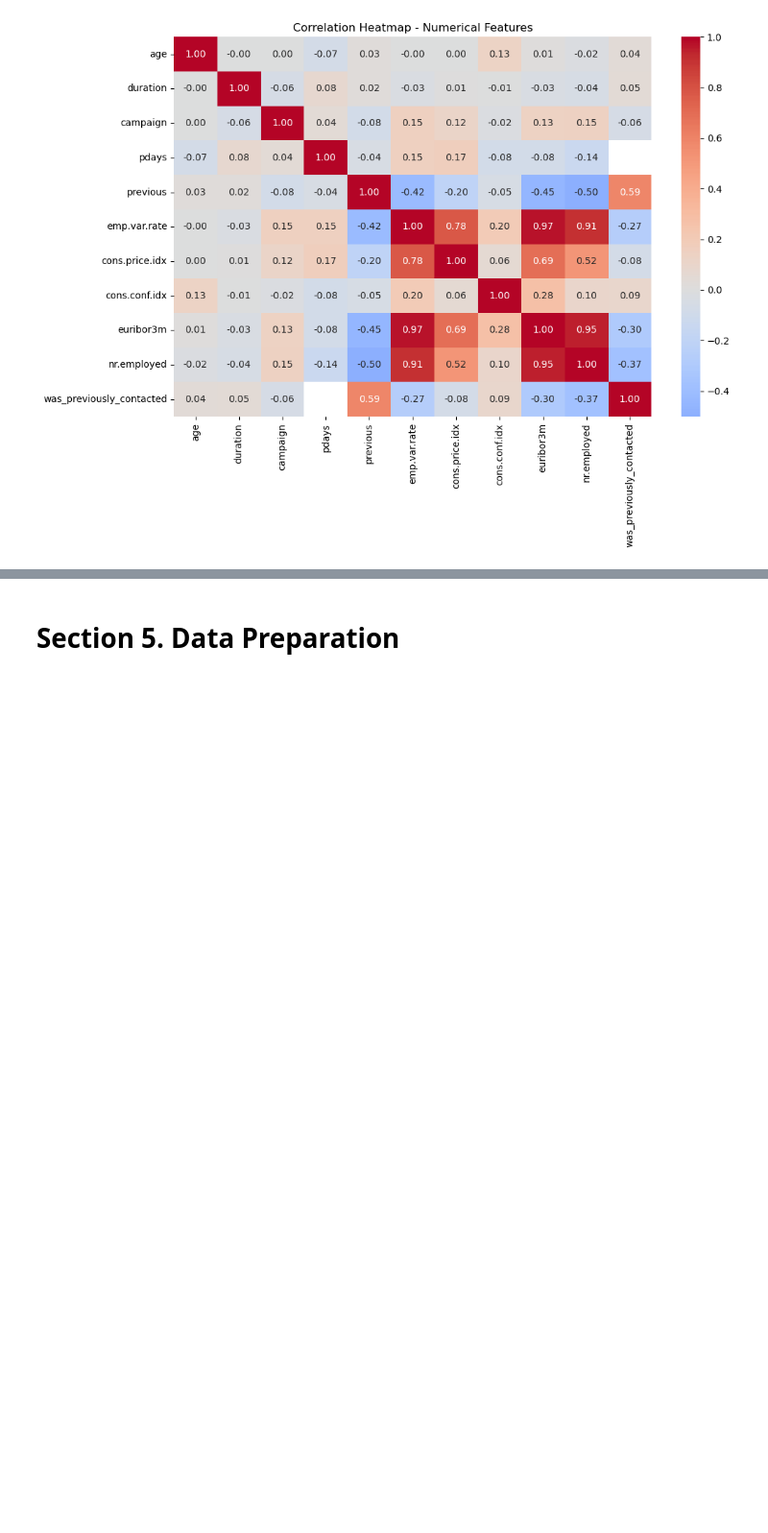
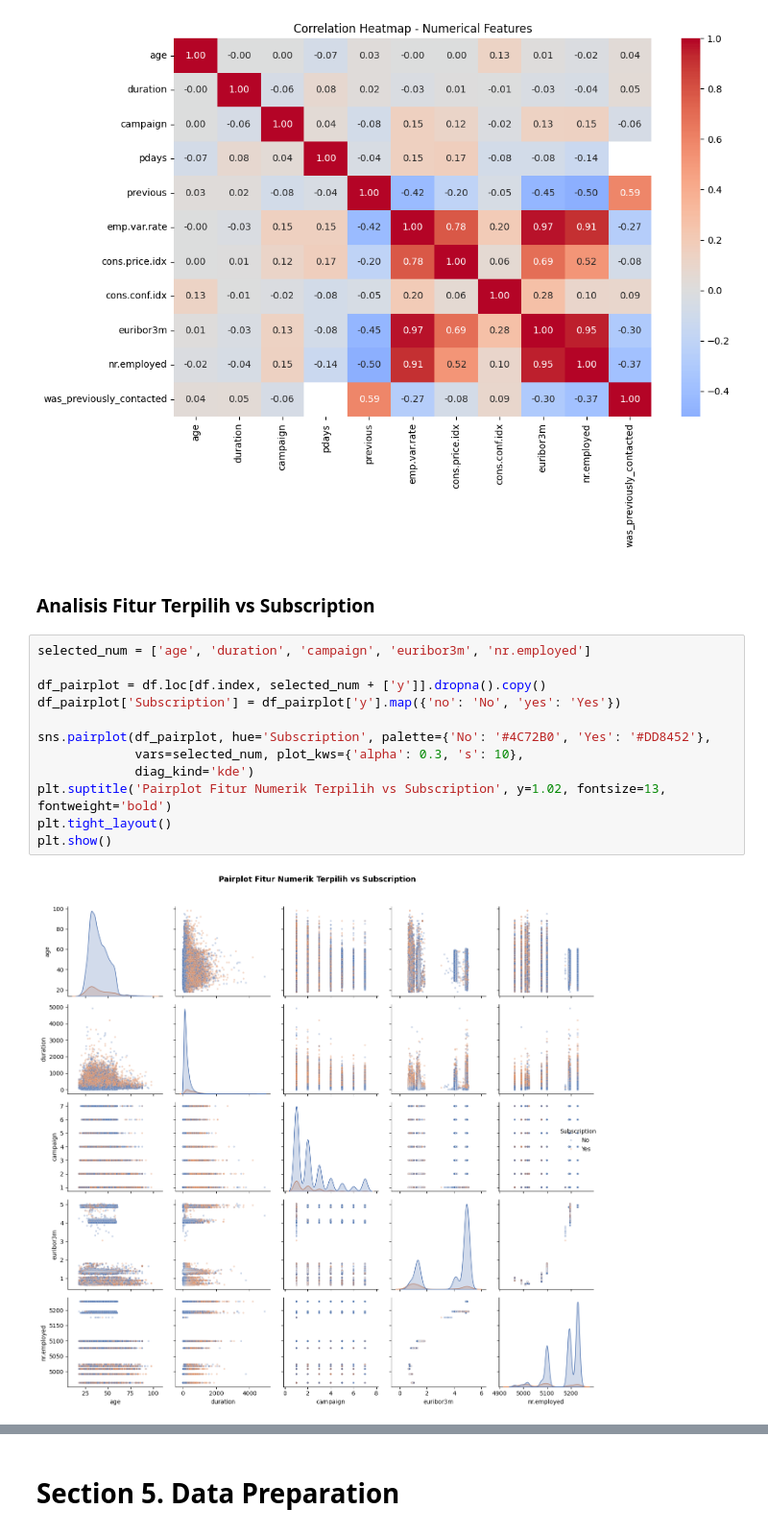
Before and after one commit to haneandreanu/bank-marketing, a Jupyter notebook: notebook/bank-marketing-analysis.ipynb, the cells around one changed output, grey strips where cells are left out. Shown at 96% size. Cells and saved outputs as stored; diff of their text form; blank space fills up the shorter version.

```diff
--- a/notebook/bank-marketing-analysis.ipynb
+++ b/notebook/bank-marketing-analysis.ipynb
@@ -679,3 +683,19 @@ plt.tight_layout()
 plt.show()
 # %% [output]
 [figure]
+# %% [markdown]
+### **Analisis Fitur Terpilih vs Subscription**
+# %%
+selected_num = ['age', 'duration', 'campaign', 'euribor3m', 'nr.employed']
+
+df_pairplot = df.loc[df.index, selected_num + ['y']].dropna().copy()
+df_pairplot['Subscription'] = df_pairplot['y'].map({'no': 'No', 'yes': 'Yes'})
+
+sns.pairplot(df_pairplot, hue='Subscription', palette={'No': '#4C72B0', 'Yes': '#DD8452'},
+             vars=selected_num, plot_kws={'alpha': 0.3, 's': 10},
+             diag_kind='kde')
+plt.suptitle('Pairplot Fitur Numerik Terpilih vs Subscription', y=1.02, fontsize=13, fontweight='bold')
+plt.tight_layout()
+plt.show()
+# %% [output]
+[figure, added]
```
Also changed, not shown: parts of 41 cells of this notebook, 5 other files.
